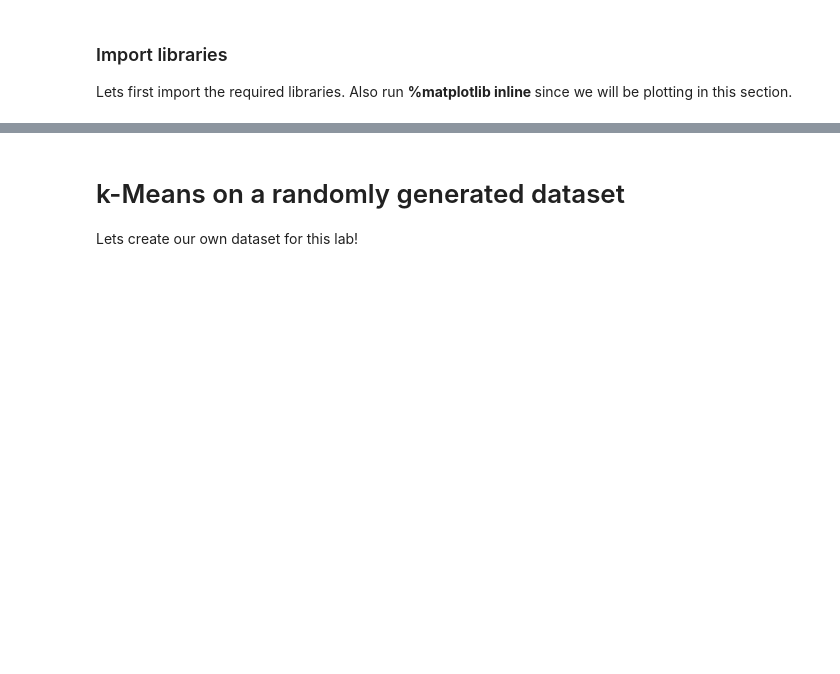
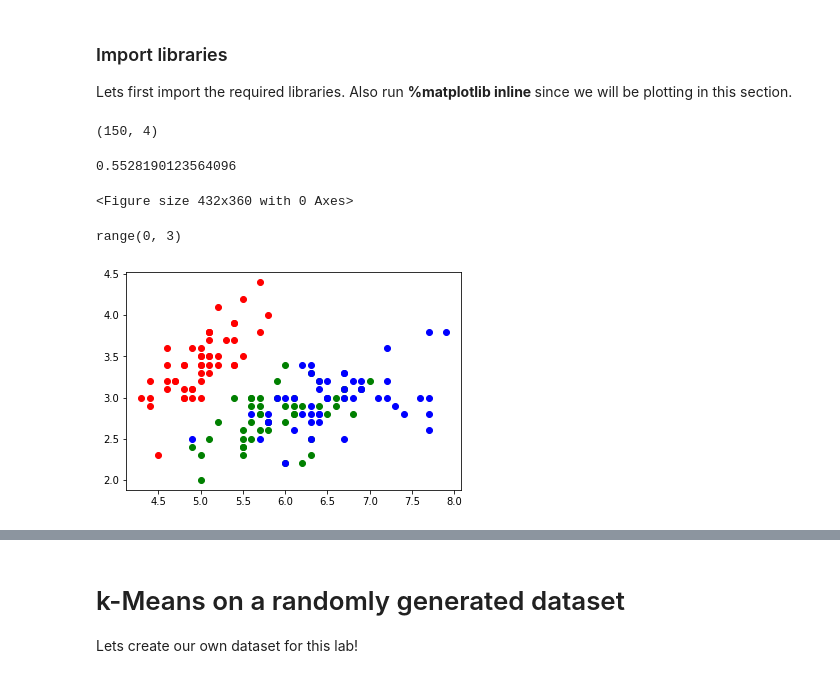
Before and after one commit to louis-chevallier/Machine-Learning-with-Python-IBM, a Jupyter notebook: [9] - ML0101EN-Clus-K-Means-Customer-Seg-py-v1.ipynb, the cells around one changed output, grey strips where cells are left out. Cells and saved outputs as stored; diff of their text form; code cells hidden in the pictures; blank space fills up the shorter version.

```diff
--- a/[9] - ML0101EN-Clus-K-Means-Customer-Seg-py-v1.ipynb
+++ b/[9] - ML0101EN-Clus-K-Means-Customer-Seg-py-v1.ipynb
@@ -60,0 +54,56 @@ from sklearn.datasets import make_blobs
+# %%
+import random
+import numpy as np
+import matplotlib.pyplot as plt
+from sklearn.cluster import KMeans
+from sklearn.datasets import make_blobs
+%matplotlib inline
+from time import time
+from sklearn import metrics
+from sklearn.pipeline import make_pipeline
+from sklearn.preprocessing import StandardScaler
+
+from sklearn import datasets
+iris = datasets.load_iris()
+#iris = datasets.load_digits()
+X = iris.data
+y = iris.target
+X.shape
+k_means = KMeans(init = "k-means++", n_clusters = 3, n_init = 12)
+
+from sklearn.decomposition import PCA
+pca = PCA(n_components=4, whiten=True)
+pca.fit(X)
+#X = pca.transform(X)
+print(X.shape)
+
+#X, y = make_blobs(200, 2)
+k_means.fit(X)
+metrics.silhouette_score(
+            X,
+            k_means.labels_,
+            metric="euclidean",
+            sample_size=300,
+        )
+# %% [output]
+(150, 4)
+0.5528190123564096
+# %%
+
+from matplotlib import pyplot as plt
+
+target_ids = range(len(iris.target_names))
+plt.figure(figsize=(6, 5))
+
+ky = k_means.labels_
+#for x, l in zip(X, y) : #k_means.labels_) :
+#    plt.scatter(x[0], x[1], label=l)
+# %% [output]
+<Figure size 432x360 with 0 Axes>
+# %%
+print(target_ids)
+for i, label, c in zip(target_ids,y,'rgb') :
+    plt.scatter(X[y==i,0], X[y==i,1],c=c)
+# %% [output]
+range(0, 3)
+[figure, added]
```
Also changed, not shown: parts of 4 cells of this notebook.
